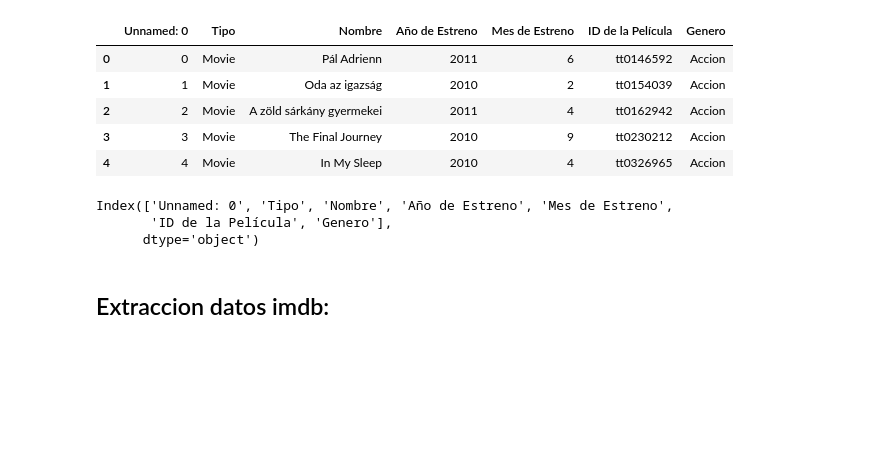
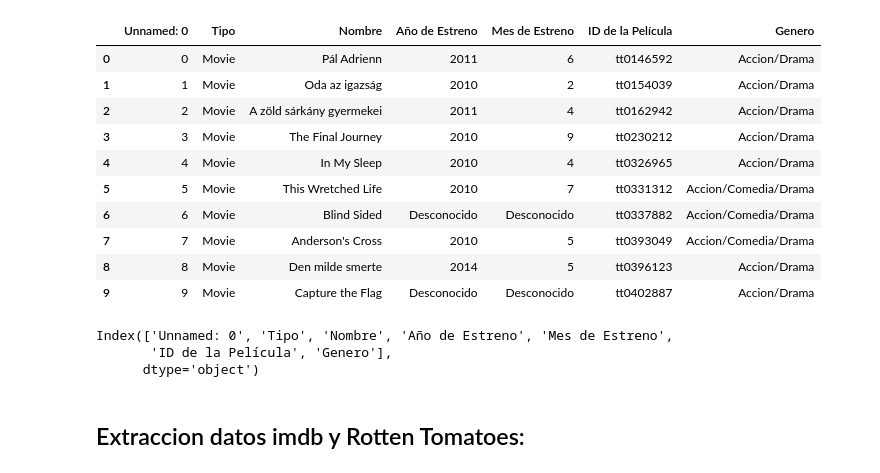
Before and after one commit to DianaG92/proyecto-da-promo-H-modulo-2-team-2-Bombshell, a Jupyter notebook: fase-2-Selenium.ipynb, the cells around one changed output. Drawn from its saved outputs; the diff is of its cells as text; code cells hidden in the pictures; blank space fills up the shorter version.

```diff
--- a/fase-2-Selenium.ipynb
+++ b/fase-2-Selenium.ipynb
@@ -11,14 +15,19 @@ from time import sleep
 # %%
 df_peliculas = pd.read_csv("peliculas_api.csv")
 
-df_peliculas.head()
+df_peliculas.head(10)
 # %% [output]
 |  | Unnamed: 0 | Tipo | Nombre | Año de Estreno | Mes de Estreno | ID de la Película | Genero |
-| 0 | 0 | Movie | Pál Adrienn | 2011 | 6 | tt0146592 | Accion |
-| 1 | 1 | Movie | Oda az igazság | 2010 | 2 | tt0154039 | Accion |
-| 2 | 2 | Movie | A zöld sárkány gyermekei | 2011 | 4 | tt0162942 | Accion |
-| 3 | 3 | Movie | The Final Journey | 2010 | 9 | tt0230212 | Accion |
-| 4 | 4 | Movie | In My Sleep | 2010 | 4 | tt0326965 | Accion |
+| 0 | 0 | Movie | Pál Adrienn | 2011 | 6 | tt0146592 | Accion/Drama |
+| 1 | 1 | Movie | Oda az igazság | 2010 | 2 | tt0154039 | Accion/Drama |
+| 2 | 2 | Movie | A zöld sárkány gyermekei | 2011 | 4 | tt0162942 | Accion/Drama |
+| 3 | 3 | Movie | The Final Journey | 2010 | 9 | tt0230212 | Accion/Drama |
+| 4 | 4 | Movie | In My Sleep | 2010 | 4 | tt0326965 | Accion/Drama |
+| 5 | 5 | Movie | This Wretched Life | 2010 | 7 | tt0331312 | Accion/Comedia/Drama |
+| 6 | 6 | Movie | Blind Sided | Desconocido | Desconocido | tt0337882 | Accion/Comedia/Drama |
+| 7 | 7 | Movie | Anderson's Cross | 2010 | 5 | tt0393049 | Accion/Comedia/Drama |
+| 8 | 8 | Movie | Den milde smerte | 2014 | 5 | tt0396123 | Accion/Drama |
+| 9 | 9 | Movie | Capture the Flag | Desconocido | Desconocido | tt0402887 | Accion/Drama |
 # %%
 df_peliculas.columns
 # %% [output]
@@ -26,4 +35,4 @@ Index(['Unnamed: 0', 'Tipo', 'Nombre', 'Año de Estreno', 'Mes de Estreno',
        'ID de la Película', 'Genero'],
       dtype='object')
 # %% [markdown]
-## Extraccion datos imdb:
+## Extraccion datos imdb y Rotten Tomatoes:
```
Also changed, not shown: parts of 10 cells of this notebook, 3 other files.
